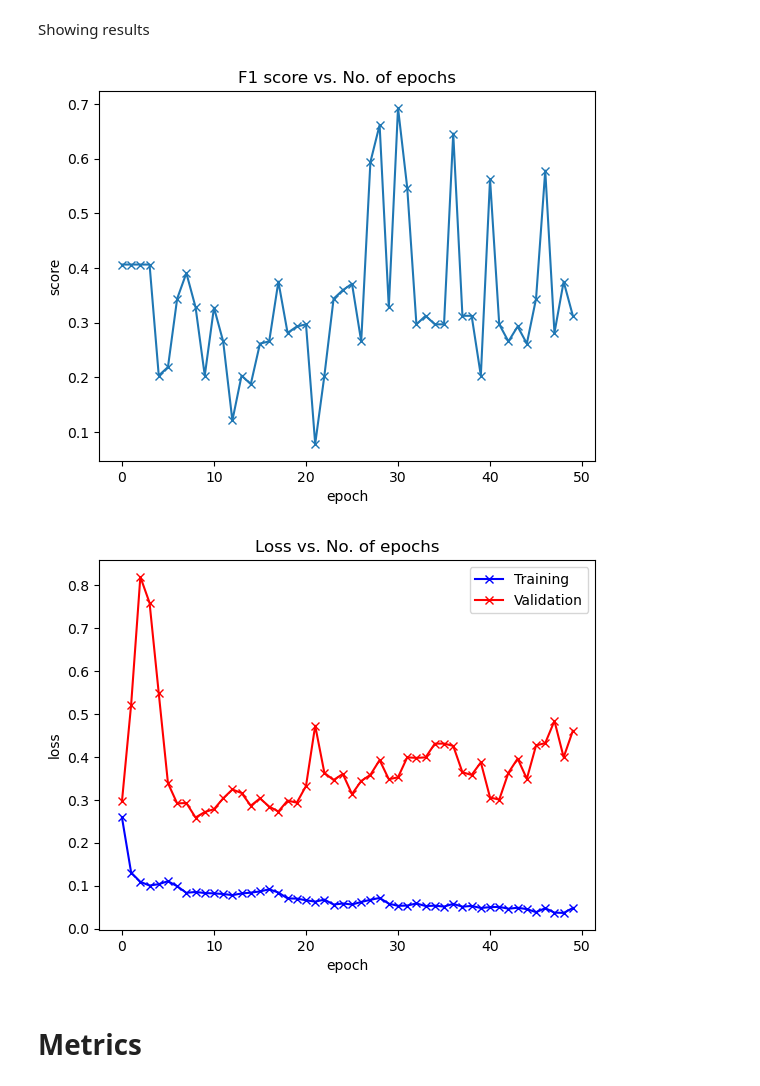
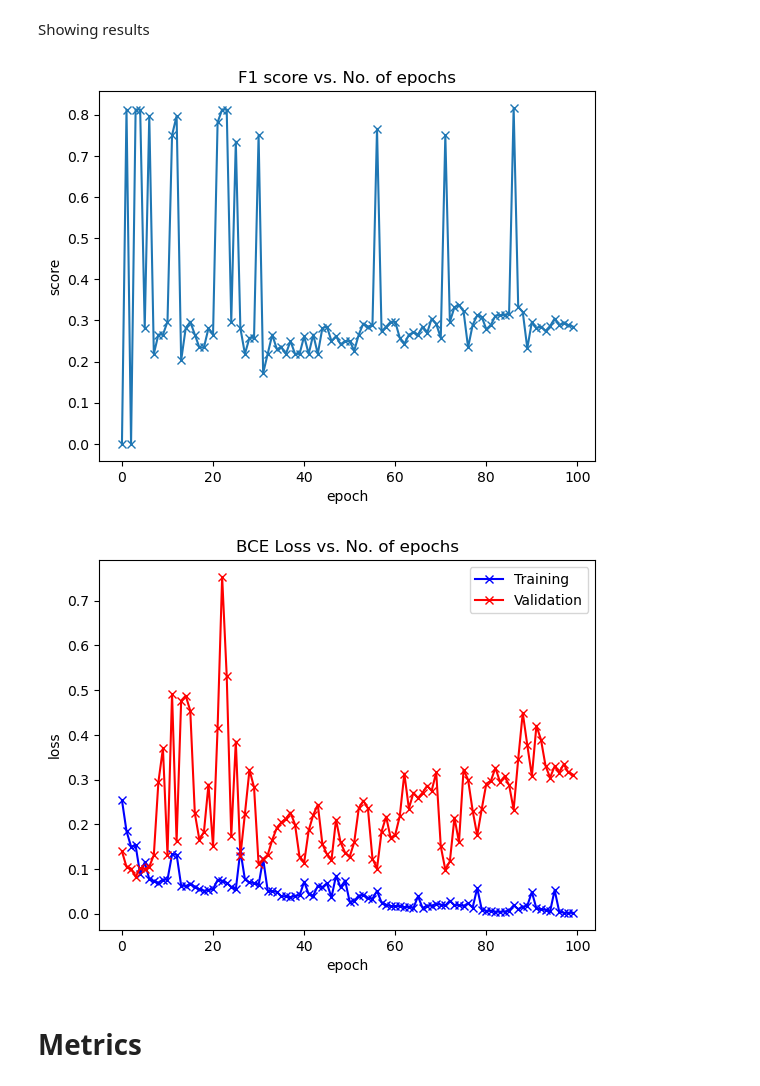
Before and after one commit to gainullinaa/aikido-auto-eval, a Jupyter notebook: cnn_cls_training.ipynb, the cells around one changed output. Cells and saved outputs as stored; diff of their text form; code cells hidden in the pictures.

```diff
--- a/cnn_cls_training.ipynb
+++ b/cnn_cls_training.ipynb
@@ -65,7 +65,7 @@ def mirror_coordinate(coords:np.ndarray, coord_idx:int=0):
 # %%
 exercise2points = dict()
 exercise2errors = dict()
-encoded_errors = {"":0}
+encoded_errors = {"нет ошибок":0}
 for filename in file2mapping:
     sid2kps = parse_crowd_exercise(filename, file2mapping[filename])
     with open(annotations_map[filename], "r", encoding="utf8") as ja:
@@ -186,15 +166,15 @@ keep_1st_n_channels = lambda img_array: img_array[:, :, :CHANNELS]
 train_transform = T.Compose([
     T.Lambda(keep_1st_n_channels),
     T.Lambda(lambda ar: resample_to_frame_length(ar, SAMPLE_MAX_FRAME_COUNT)),
-    T.Lambda(lambda ar: random_mirroring(ar, 0)),
-    T.Lambda(normalize01),
+    # T.Lambda(lambda ar: random_mirroring(ar, 0)),
+    # T.Lambda(normalize01),
     T.ToTensor(),
     T.ConvertImageDtype(torch.float32)
 ])
 val_transform = T.Compose([
     T.Lambda(keep_1st_n_channels),
     T.Lambda(lambda ar: resample_to_frame_length(ar, SAMPLE_MAX_FRAME_COUNT)),
-    T.Lambda(normalize01),
+    #T.Lambda(normalize01),
     T.ToTensor(),
     T.ConvertImageDtype(torch.float32)
 ])
@@ -418,5 +475,5 @@ Sample outputs :
 # %%
-epochs = 50
+epochs = 100
 lr = 0.001
 grad_clip = 0.1
 weight_decay = 1e-4
@@ -433,7 +490,7 @@ def plot_scores(history):
     plt.ylabel('score')
     plt.title('F1 score vs. No. of epochs');
 
-def plot_losses(history):
+def plot_losses(history, loss_name):
     train_losses = [x.get('train_loss') for x in history]
     val_losses = [x['val_loss'] for x in history]
     plt.plot(train_losses, '-bx')
@@ -441,15 +498,15 @@ def plot_losses(history):
     plt.xlabel('epoch')
     plt.ylabel('loss')
     plt.legend(['Training', 'Validation'])
-    plt.title('Loss vs. No. of epochs');
+    plt.title(f'{loss_name} Loss vs. No. of epochs');
 # %%
 plot_scores(history)
 # %% [output]
-[figure, old version]
+[figure, new version]
 # %%
-plot_losses(history)
+plot_losses(history, "BCE")
 # %% [output]
-[figure, old version]
+[figure, new version]
 # %% [markdown]
 # Metrics
 # %% [markdown]
```
Also changed, not shown: parts of 21 cells of this notebook.
